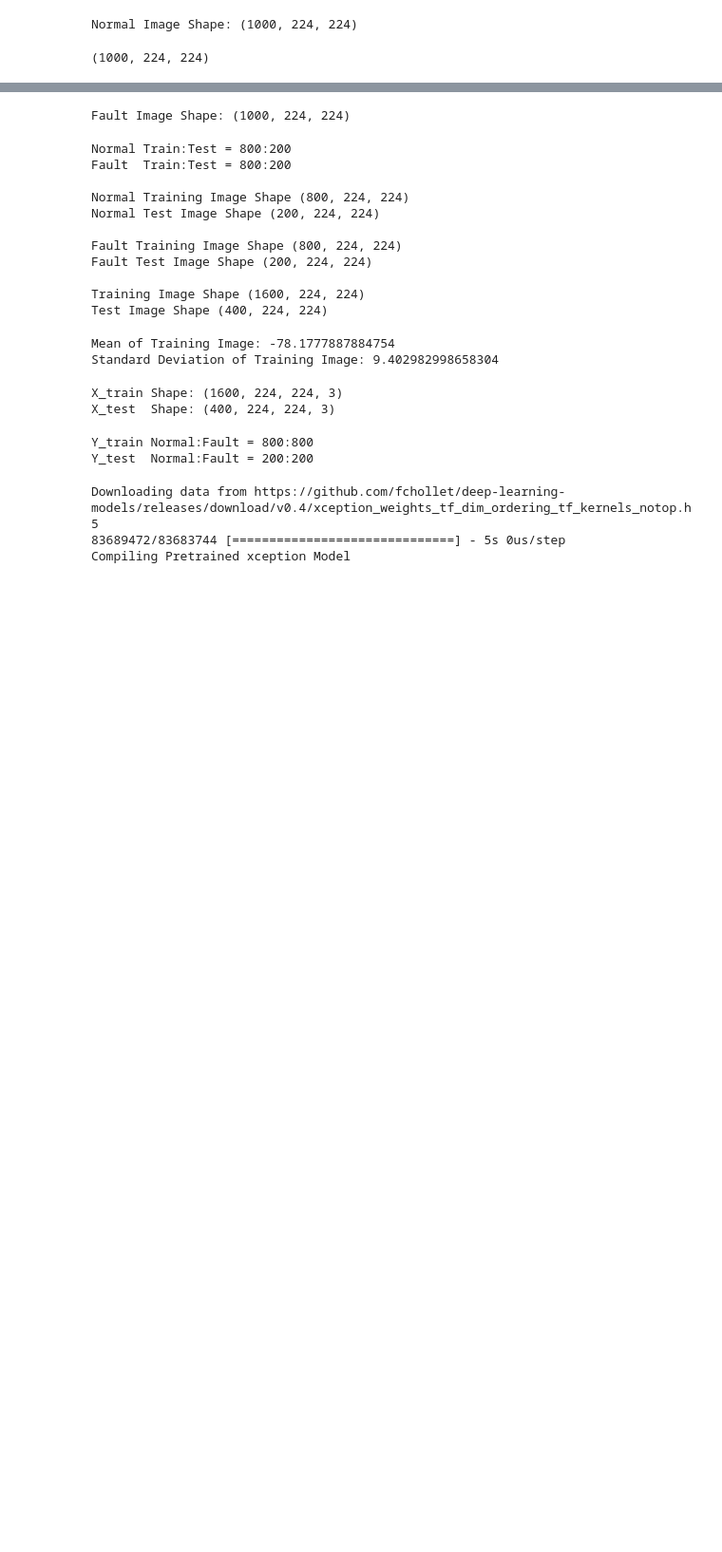
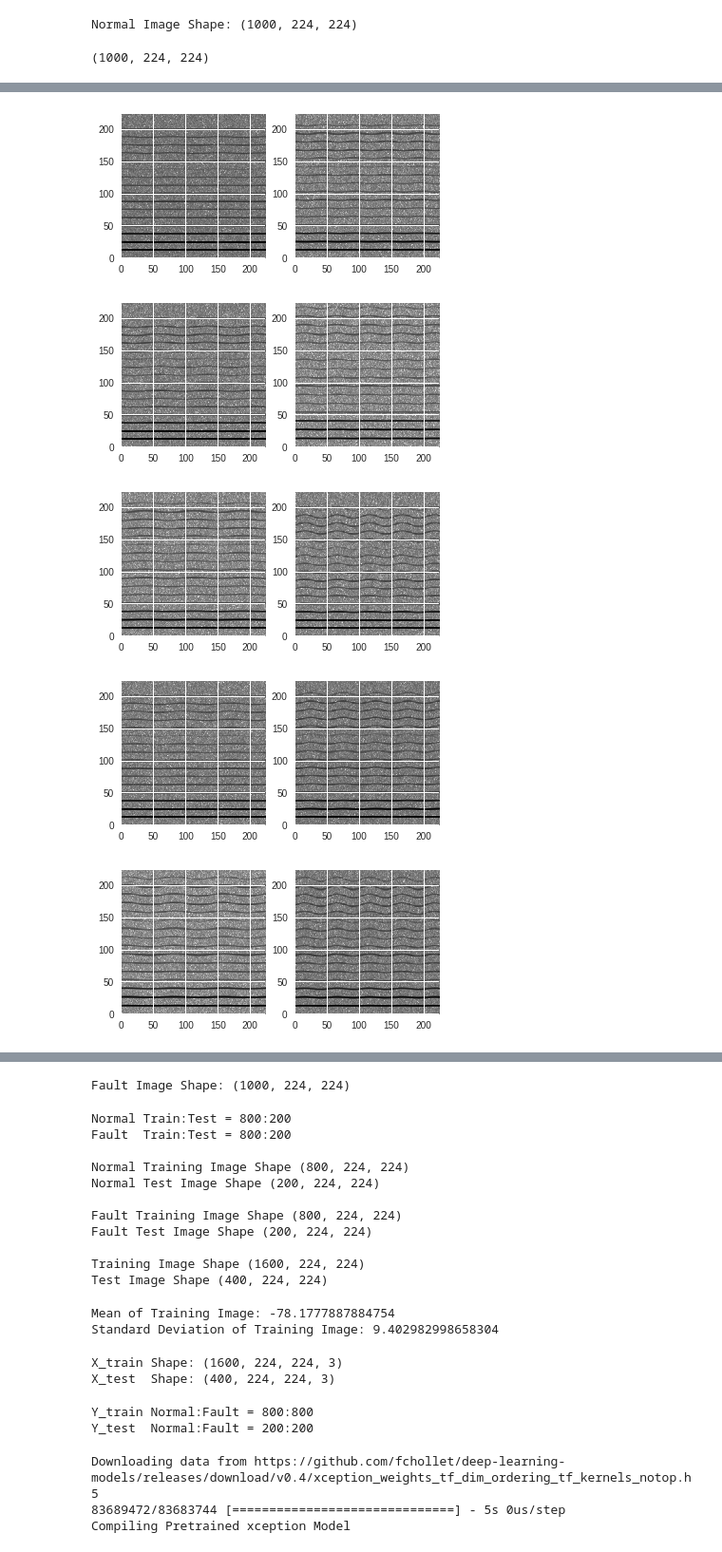
Before and after one commit to Joovvhan/ColabTest, a Jupyter notebook: Save Image With Label as NPZ.ipynb, the cells around one changed output, grey strips where cells are left out. Shown: that part at 95% size. Cells and saved outputs as stored; diff of their text form; code cells hidden in the pictures; blank space fills up the shorter version.

```diff
--- a/Save Image With Label as NPZ.ipynb
+++ b/Save Image With Label as NPZ.ipynb
@@ -114,0 +239,15 @@ imgsNormal.shape
+# %%
+for i in range(5):
+    plt.figure(figsize=(6,3))
+    plt.subplot(1, 2, 1)
+    plt.imshow(x[i, 0], origin='lower')
+
+    plt.subplot(1, 2, 2)
+    plt.imshow(x[-i-1, 0], origin='lower')
+    plt.show()
+# %% [output]
+[figure, added]
+[figure, added]
+[figure, added]
+[figure, added]
+[figure, added]
```
Also changed, not shown: parts of 15 cells of this notebook.
